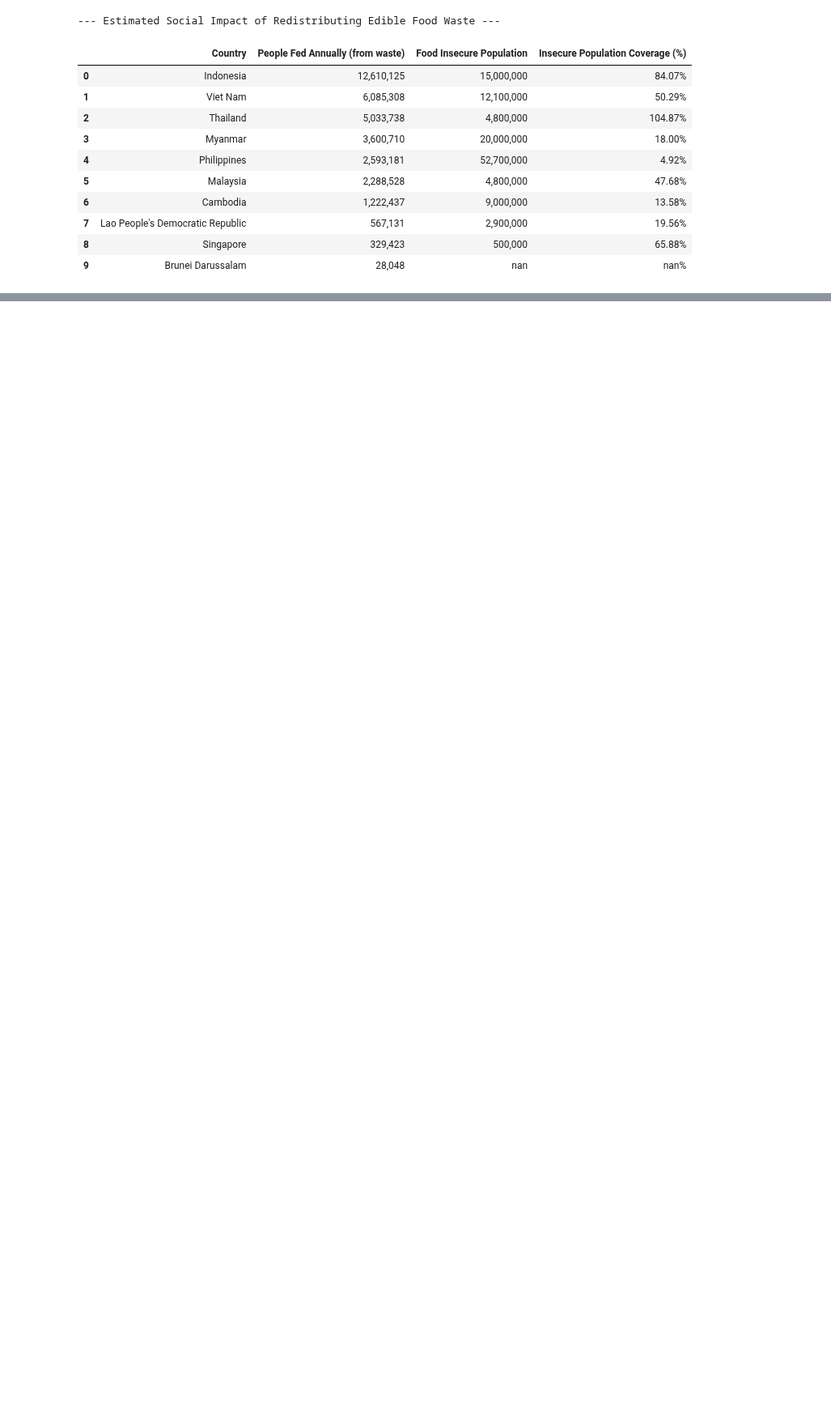
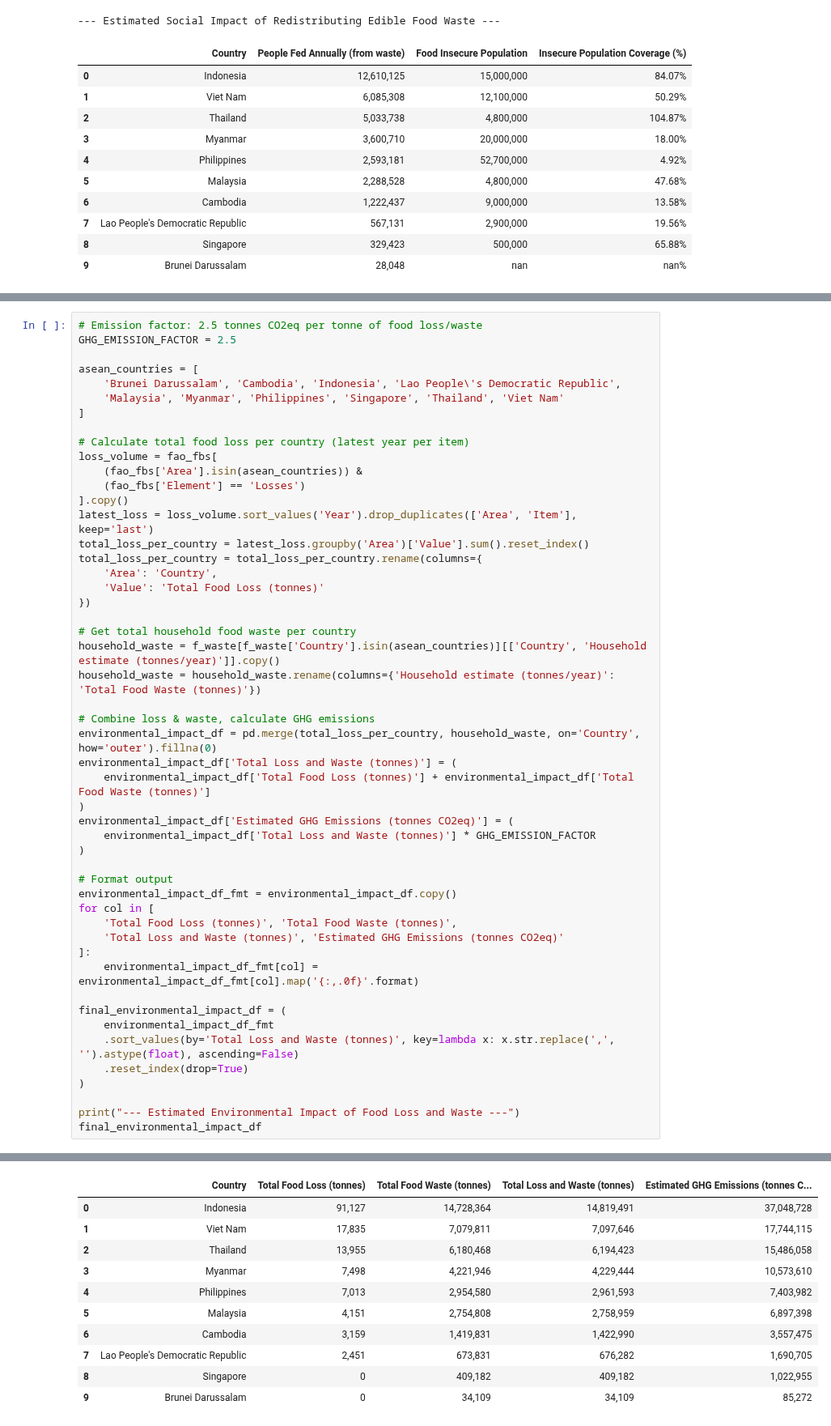
Before and after one commit to Azvier/asean-food-waste-sustainability, a Jupyter notebook: notebooks/data_analysis.ipynb, the cells around one changed output, grey strips where cells are left out. Shown at 81% size. Saved outputs shown, nothing was run; the diff lists cells and outputs as text; blank space fills up the shorter version.

```diff
--- a/notebooks/data_analysis.ipynb
+++ b/notebooks/data_analysis.ipynb
@@ -460,0 +556,51 @@ final_output
+# %%
+# Emission factor: 2.5 tonnes CO2eq per tonne of food loss/waste
+GHG_EMISSION_FACTOR = 2.5
+
+asean_countries = [
+    'Brunei Darussalam', 'Cambodia', 'Indonesia', 'Lao People\'s Democratic Republic',
+    'Malaysia', 'Myanmar', 'Philippines', 'Singapore', 'Thailand', 'Viet Nam'
+]
+
+# Calculate total food loss per country (latest year per item)
+loss_volume = fao_fbs[
+    (fao_fbs['Area'].isin(asean_countries)) &
+    (fao_fbs['Element'] == 'Losses')
+].copy()
+latest_loss = loss_volume.sort_values('Year').drop_duplicates(['Area', 'Item'], keep='last')
+total_loss_per_country = latest_loss.groupby('Area')['Value'].sum().reset_index()
+total_loss_per_country = total_loss_per_country.rename(columns={
+    'Area': 'Country',
+    'Value': 'Total Food Loss (tonnes)'
+})
+
+# Get total household food waste per country
+household_waste = f_waste[f_waste['Country'].isin(asean_countries)][['Country', 'Household estimate (tonnes/year)']].copy()
+household_waste = household_waste.rename(columns={'Household estimate (tonnes/year)': 'Total Food Waste (tonnes)'})
+
+# Combine loss & waste, calculate GHG emissions
+environmental_impact_df = pd.merge(total_loss_per_country, household_waste, on='Country', how='outer').fillna(0)
+environmental_impact_df['Total Loss and Waste (tonnes)'] = (
+    environmental_impact_df['Total Food Loss (tonnes)'] + environmental_impact_df['Total Food Waste (tonnes)']
+)
+environmental_impact_df['Estimated GHG Emissions (tonnes CO2eq)'] = (
+    environmental_impact_df['Total Loss and Waste (tonnes)'] * GHG_EMISSION_FACTOR
+)
+
+# Format output
+environmental_impact_df_fmt = environmental_impact_df.copy()
+for col in [
+    'Total Food Loss (tonnes)', 'Total Food Waste (tonnes)',
+    'Total Loss and Waste (tonnes)', 'Estimated GHG Emissions (tonnes CO2eq)'
+]:
+    environmental_impact_df_fmt[col] = environmental_impact_df_fmt[col].map('{:,.0f}'.format)
+
+final_environmental_impact_df = (
+    environmental_impact_df_fmt
+    .sort_values(by='Total Loss and Waste (tonnes)', key=lambda x: x.str.replace(',', '').astype(float), ascending=False)
+    .reset_index(drop=True)
+)
+
+print("--- Estimated Environmental Impact of Food Loss and Waste ---")
+final_environmental_impact_df
+# %% [output]
@@ -460,0 +608,11 @@ final_output
+|  | Country | Total Food Loss (tonnes) | Total Food Waste (tonnes) | Total Loss and Waste (tonnes) | Estimated GHG Emissions (tonnes C... |
+| 0 | Indonesia | 91,127 | 14,728,364 | 14,819,491 | 37,048,728 |
+| 1 | Viet Nam | 17,835 | 7,079,811 | 7,097,646 | 17,744,115 |
+| 2 | Thailand | 13,955 | 6,180,468 | 6,194,423 | 15,486,058 |
+| 3 | Myanmar | 7,498 | 4,221,946 | 4,229,444 | 10,573,610 |
+| 4 | Philippines | 7,013 | 2,954,580 | 2,961,593 | 7,403,982 |
+| 5 | Malaysia | 4,151 | 2,754,808 | 2,758,959 | 6,897,398 |
+| 6 | Cambodia | 3,159 | 1,419,831 | 1,422,990 | 3,557,475 |
+| 7 | Lao People's Democratic Republic | 2,451 | 673,831 | 676,282 | 1,690,705 |
+| 8 | Singapore | 0 | 409,182 | 409,182 | 1,022,955 |
+| 9 | Brunei Darussalam | 0 | 34,109 | 34,109 | 85,272 |
```
Also changed, not shown: parts of 14 cells of this notebook.
